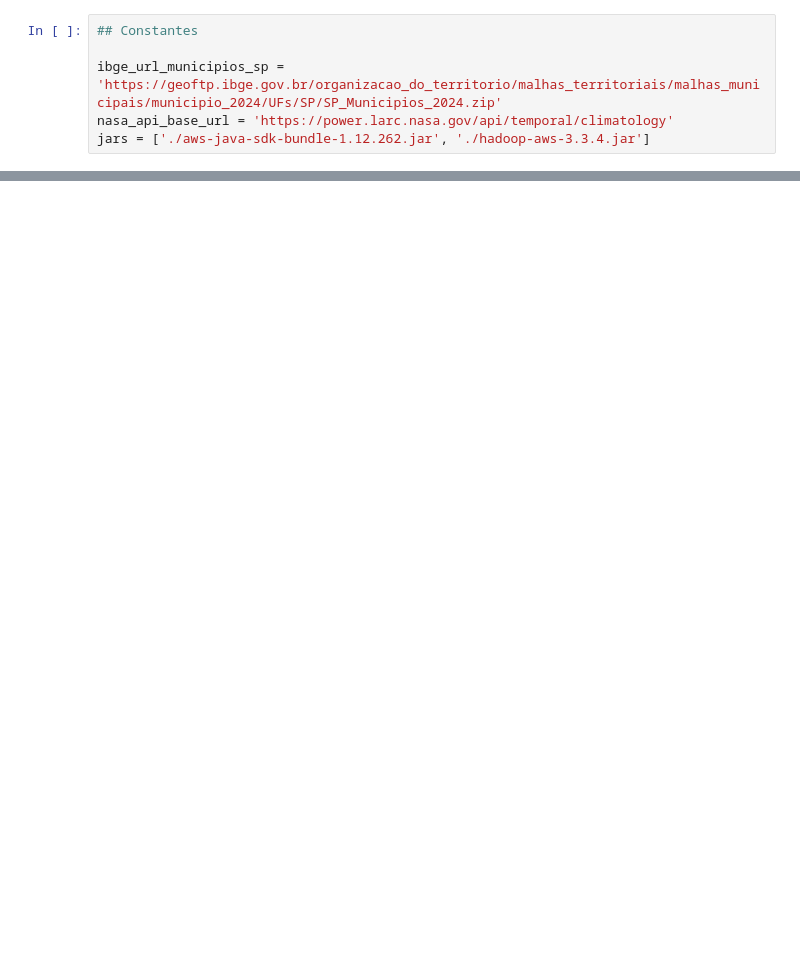
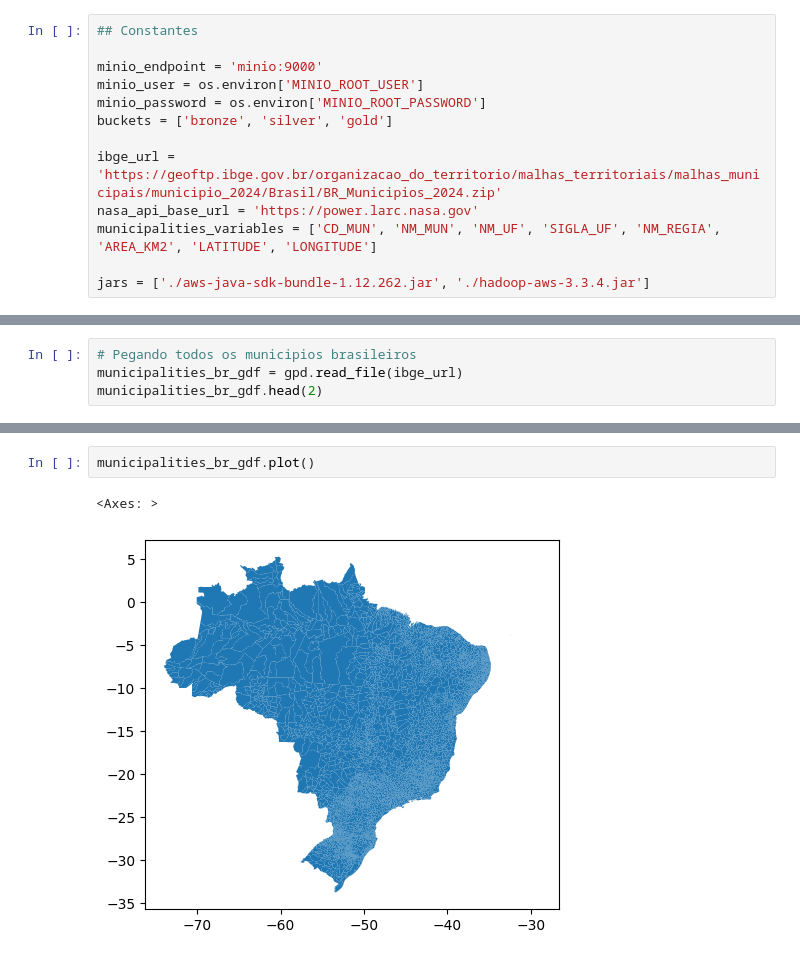
Before and after one commit to gesiellopes/infnet, a Jupyter notebook: projeto_bloco_engenharia_dados_25E1_5/projeto_2/notebooks/etl.ipynb, the cells around one changed output, grey strips where cells are left out. Saved outputs shown, nothing was run; the diff lists cells and outputs as text; blank space fills up the shorter version.

Commit message:
Organizacao final do notebook responsavel pelo ETL

```diff
--- a/projeto_bloco_engenharia_dados_25E1_5/projeto_2/notebooks/etl.ipynb
+++ b/projeto_bloco_engenharia_dados_25E1_5/projeto_2/notebooks/etl.ipynb
@@ -10,6 +13,13 @@ from pyspark.sql import SparkSession
 # %%
 ## Constantes
 
-ibge_url_municipios_sp = 'https://geoftp.ibge.gov.br/organizacao_do_territorio/malhas_territoriais/malhas_municipais/municipio_2024/UFs/SP/SP_Municipios_2024.zip'
-nasa_api_base_url = 'https://power.larc.nasa.gov/api/temporal/climatology'
+minio_endpoint = 'minio:9000'
+minio_user = os.environ['MINIO_ROOT_USER']
+minio_password = os.environ['MINIO_ROOT_PASSWORD']
+buckets = ['bronze', 'silver', 'gold']
+
+ibge_url = 'https://geoftp.ibge.gov.br/organizacao_do_territorio/malhas_territoriais/malhas_municipais/municipio_2024/Brasil/BR_Municipios_2024.zip'
+nasa_api_base_url = 'https://power.larc.nasa.gov'
+municipalities_variables = ['CD_MUN', 'NM_MUN', 'NM_UF', 'SIGLA_UF', 'NM_REGIA', 'AREA_KM2', 'LATITUDE', 'LONGITUDE']
+
 jars = ['./aws-java-sdk-bundle-1.12.262.jar', './hadoop-aws-3.3.4.jar']
@@ -84,0 +72,4 @@ only showing top 20 rows
+# %%
+# Pegando todos os municipios brasileiros
+municipalities_br_gdf = gpd.read_file(ibge_url)
+municipalities_br_gdf.head(2)
@@ -84,0 +100,5 @@ only showing top 20 rows
+# %%
+municipalities_br_gdf.plot()
+# %% [output]
+<Axes: >
+[figure, added]
```
Also changed, not shown: parts of 31 cells of this notebook.
